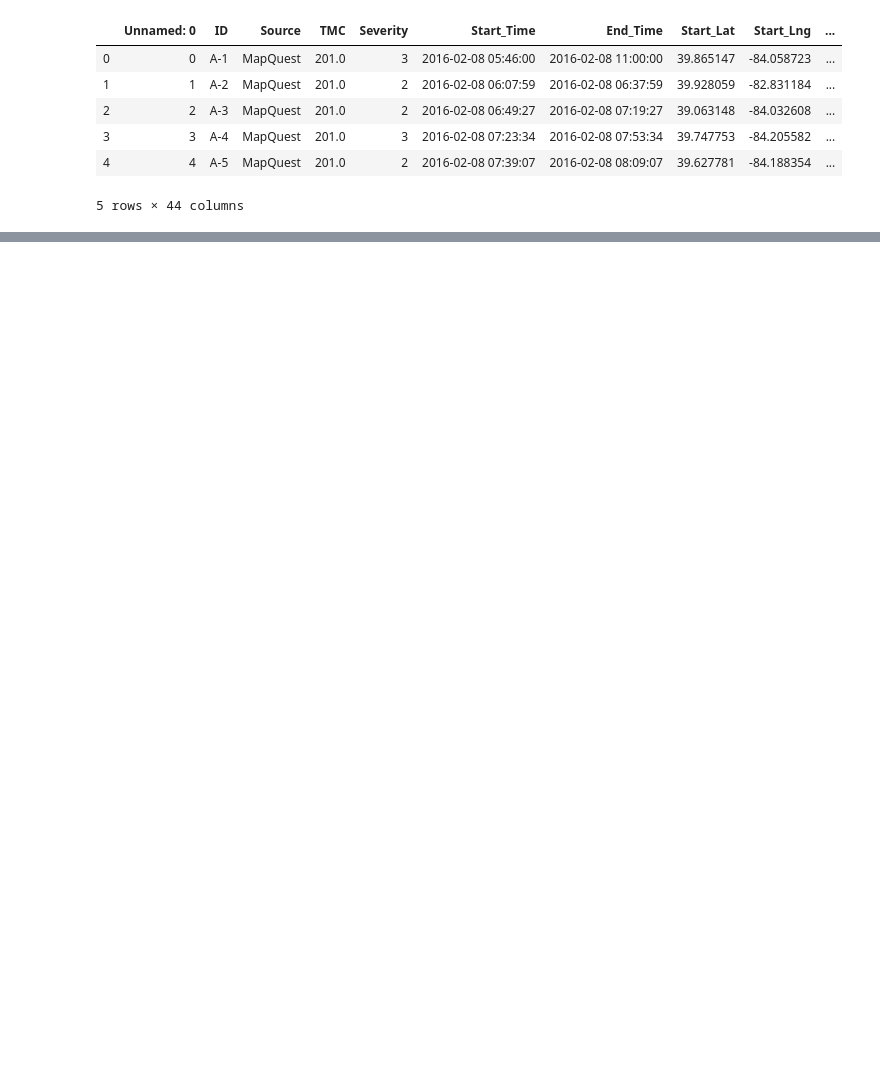
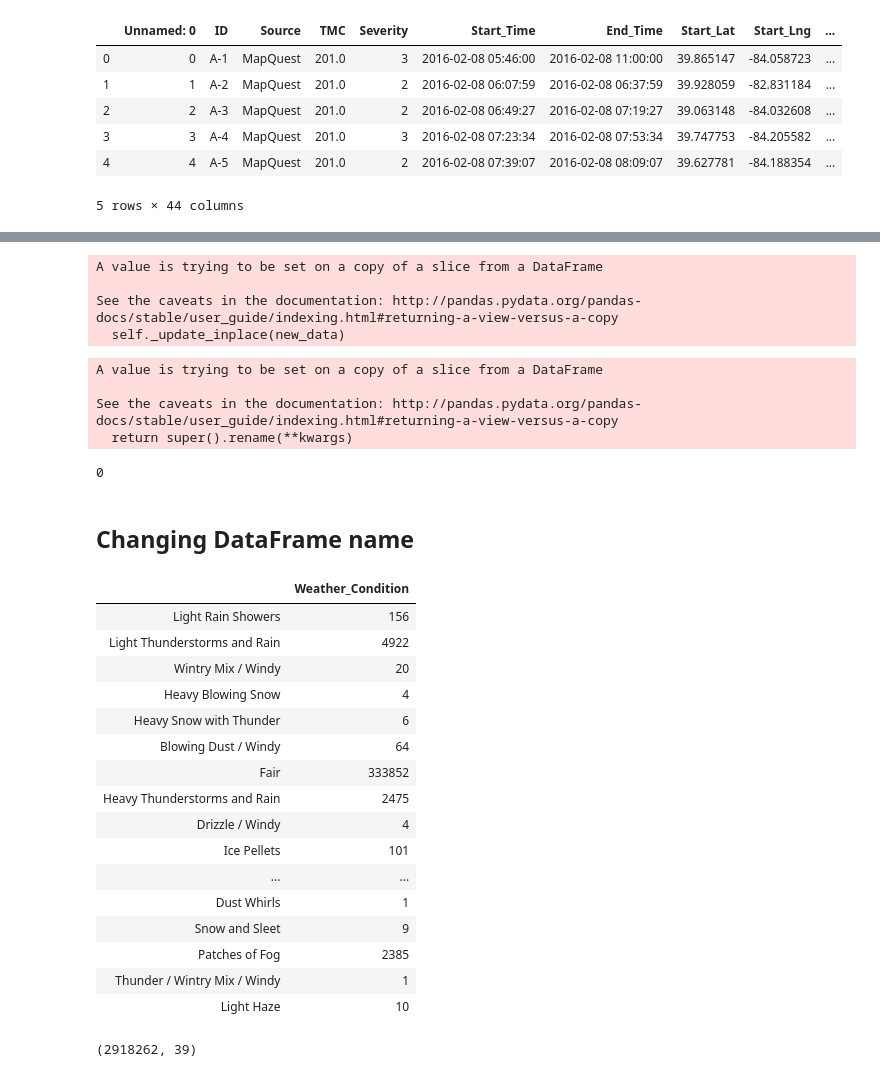
Before and after one commit to mpayumo/accident-severity-us, a Jupyter notebook: accidents-2-initial-clean-csv.ipynb, the cells around one changed output, grey strips where cells are left out. Drawn from its saved outputs; the diff is of its cells as text; code cells hidden in the pictures; blank space fills up the shorter version.

```diff
--- a/accidents-2-initial-clean-csv.ipynb
+++ b/accidents-2-initial-clean-csv.ipynb
@@ -33,0 +245,48 @@ Name: Zipcode, Length: 377152, dtype: int64
+# %%
+mean_visibility = new_df['Visibility(mi)'].mean()
+# %%
+new_df['Visibility(mi)'].fillna(mean_visibility, inplace=True)
+# %% [output]
+A value is trying to be set on a copy of a slice from a DataFrame
+
+See the caveats in the documentation: http://pandas.pydata.org/pandas-docs/stable/user_guide/indexing.html#returning-a-view-versus-a-copy
+  self._update_inplace(new_data)
+# %%
+new_df.rename(columns={"Visibility(mi)": 'Visibility_mi'}, inplace=True)
+# %% [output]
+A value is trying to be set on a copy of a slice from a DataFrame
+
+See the caveats in the documentation: http://pandas.pydata.org/pandas-docs/stable/user_guide/indexing.html#returning-a-view-versus-a-copy
+  return super().rename(**kwargs)
+# %%
+new_df.Visibility_mi.isna().sum()
+# %% [output]
+0
+# %% [markdown]
+## Changing DataFrame name
+# %%
+acc = new_df.copy()
+# %%
+acc.Weather_Condition.value_counts().to_frame().sample(60)
+# %% [output]
+|  | Weather_Condition |
+| Light Rain Showers | 156 |
+| Light Thunderstorms and Rain | 4922 |
+| Wintry Mix / Windy | 20 |
+| Heavy Blowing Snow | 4 |
+| Heavy Snow with Thunder | 6 |
+| Blowing Dust / Windy | 64 |
+| Fair | 333852 |
+| Heavy Thunderstorms and Rain | 2475 |
+| Drizzle / Windy | 4 |
+| Ice Pellets | 101 |
+| ... | ... |
+| Dust Whirls | 1 |
+| Snow and Sleet | 9 |
+| Patches of Fog | 2385 |
+| Thunder / Wintry Mix / Windy | 1 |
+| Light Haze | 10 |
+# %%
+acc.shape
+# %% [output]
+(2918262, 39)
```
Also changed, not shown: parts of 55 cells of this notebook.
